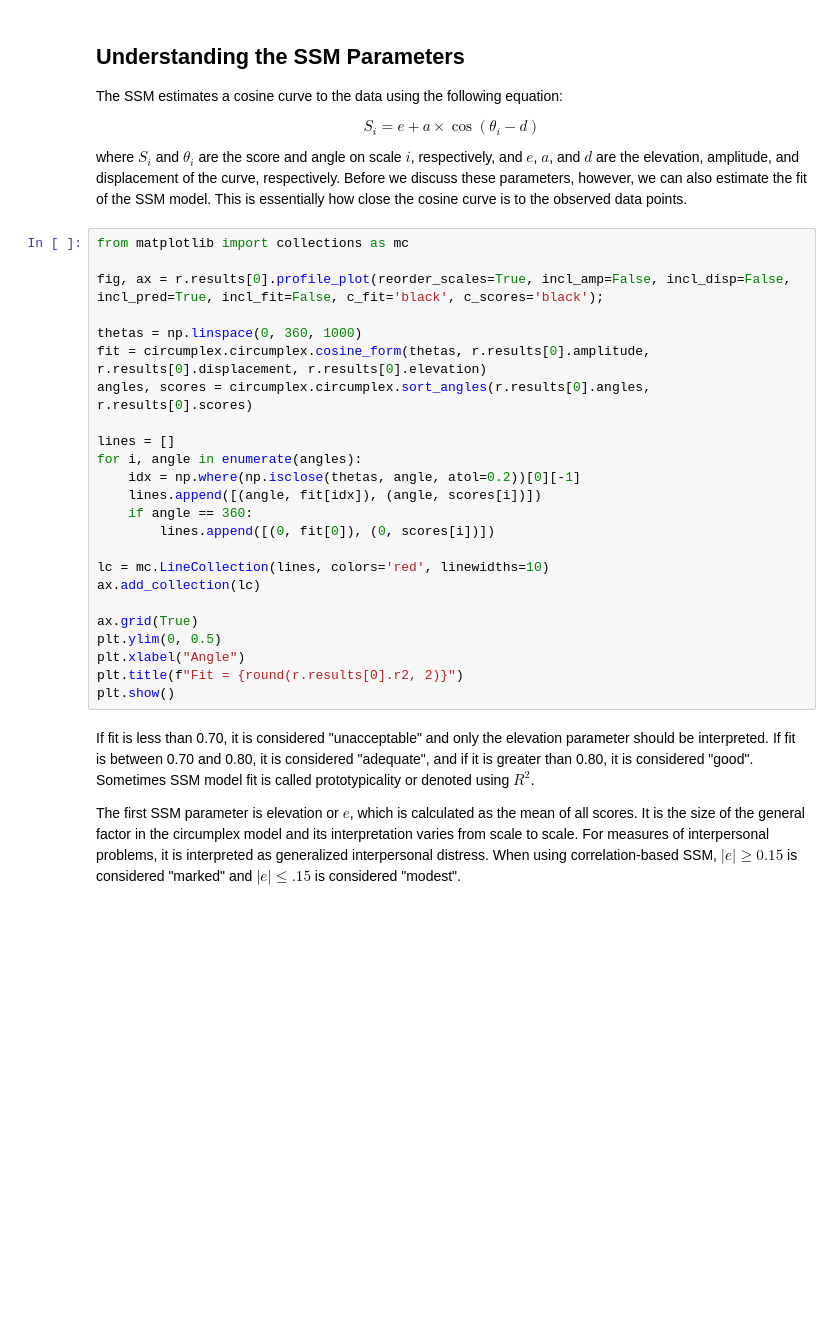
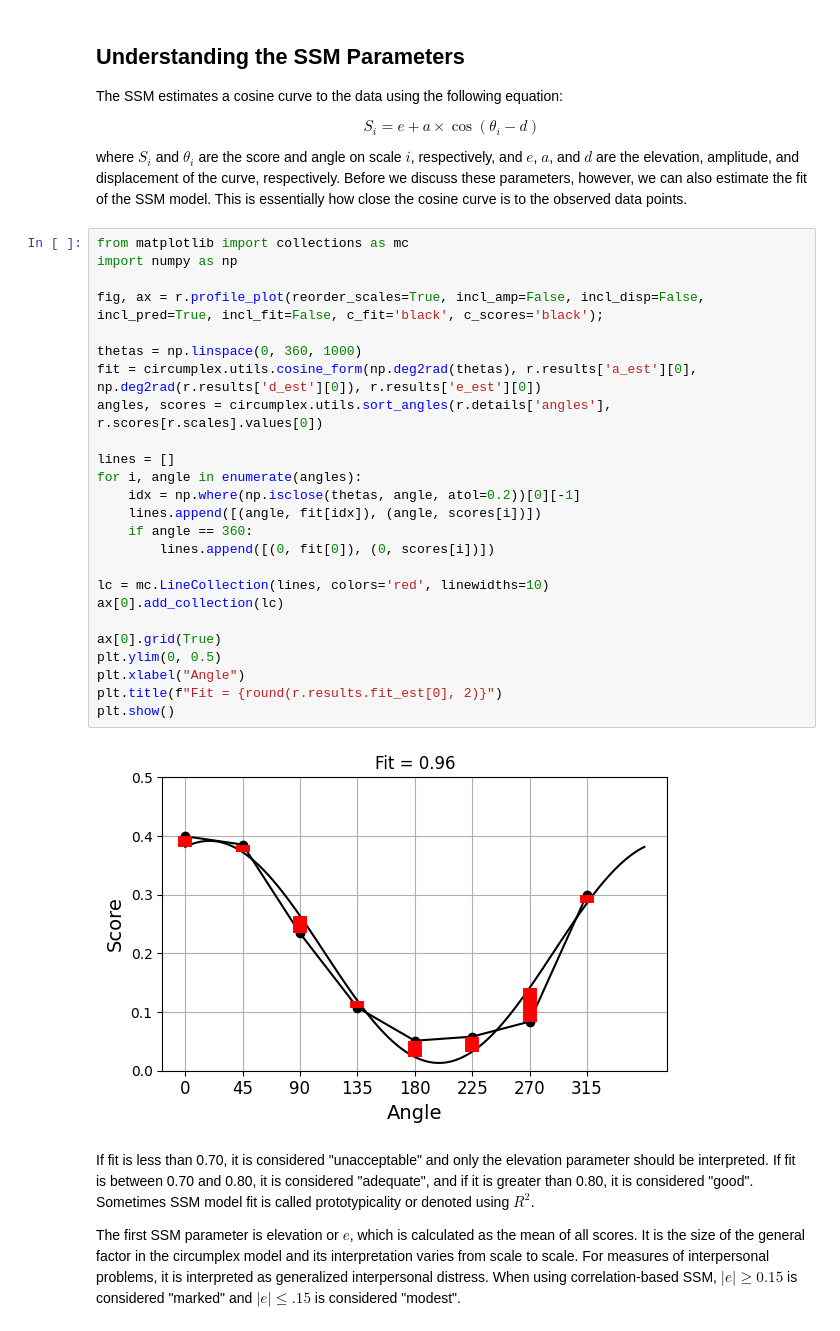
Before and after one commit to MitchellAcoustics/circumplex, a Jupyter notebook: docs/tutorials/Intro_to_SSM_Analysis.ipynb, the cells around one changed output. Cells and saved outputs as stored; diff of their text form; blank space fills up the shorter version.

```diff
--- a/docs/tutorials/Intro_to_SSM_Analysis.ipynb
+++ b/docs/tutorials/Intro_to_SSM_Analysis.ipynb
@@ -91,28 +100,31 @@ $$
 where $S_i$ and $\theta_i$ are the score and angle on scale $i$, respectively, and $e$, $a$, and $d$ are the elevation, amplitude, and displacement of the curve, respectively. Before we discuss these parameters, however, we can also estimate the fit of the SSM model. This is essentially how close the cosine curve is to the observed data points.
 # %%
 from matplotlib import collections as mc
+import numpy as np
 
-fig, ax = r.results[0].profile_plot(reorder_scales=True, incl_amp=False, incl_disp=False, incl_pred=True, incl_fit=False, c_fit='black', c_scores='black');
+fig, ax = r.profile_plot(reorder_scales=True, incl_amp=False, incl_disp=False, incl_pred=True, incl_fit=False, c_fit='black', c_scores='black');
 
 thetas = np.linspace(0, 360, 1000)
-fit = circumplex.circumplex.cosine_form(thetas, r.results[0].amplitude, r.results[0].displacement, r.results[0].elevation)
-angles, scores = circumplex.circumplex.sort_angles(r.results[0].angles, r.results[0].scores)
+fit = circumplex.utils.cosine_form(np.deg2rad(thetas), r.results['a_est'][0], np.deg2rad(r.results['d_est'][0]), r.results['e_est'][0])
+angles, scores = circumplex.utils.sort_angles(r.details['angles'], r.scores[r.scales].values[0])
 
 lines = []
 for i, angle in enumerate(angles):
     idx = np.where(np.isclose(thetas, angle, atol=0.2))[0][-1]
     lines.append([(angle, fit[idx]), (angle, scores[i])])
     if angle == 360:
         lines.append([(0, fit[0]), (0, scores[i])])
 
 lc = mc.LineCollection(lines, colors='red', linewidths=10)
-ax.add_collection(lc)
+ax[0].add_collection(lc)
 
-ax.grid(True)
+ax[0].grid(True)
 plt.ylim(0, 0.5)
 plt.xlabel("Angle")
-plt.title(f"Fit = {round(r.results[0].r2, 2)}")
+plt.title(f"Fit = {round(r.results.fit_est[0], 2)}")
 plt.show()
+# %% [output]
+[figure, added]
 # %% [markdown]
 If fit is less than 0.70, it is considered "unacceptable" and only the elevation parameter should be interpreted. If fit is between 0.70 and 0.80, it is considered "adequate", and if it is greater than 0.80, it is considered "good". Sometimes SSM model fit is called prototypicality or denoted using $R^2$.
 
```
Also changed, not shown: parts of 8 cells of this notebook, 12 other files.
